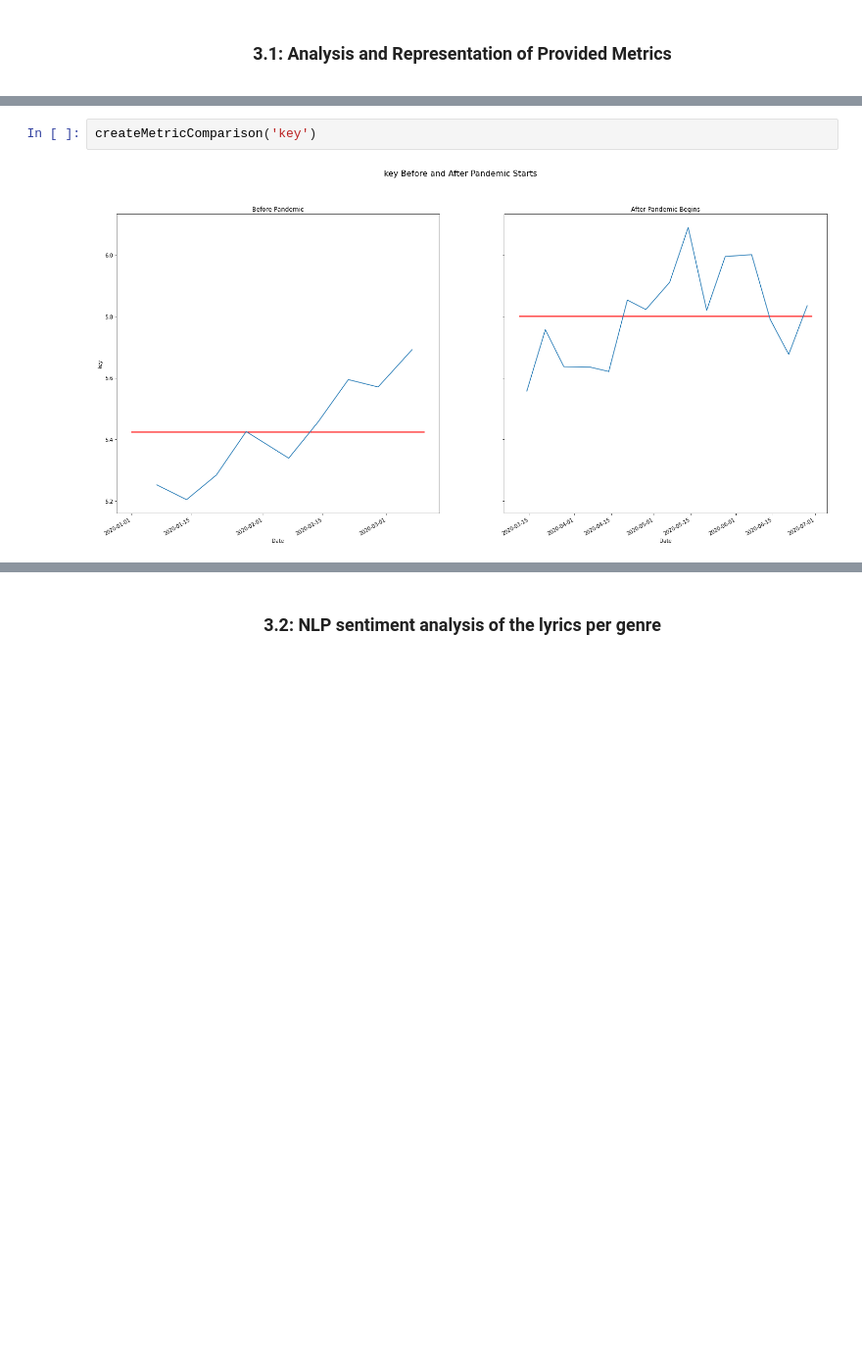
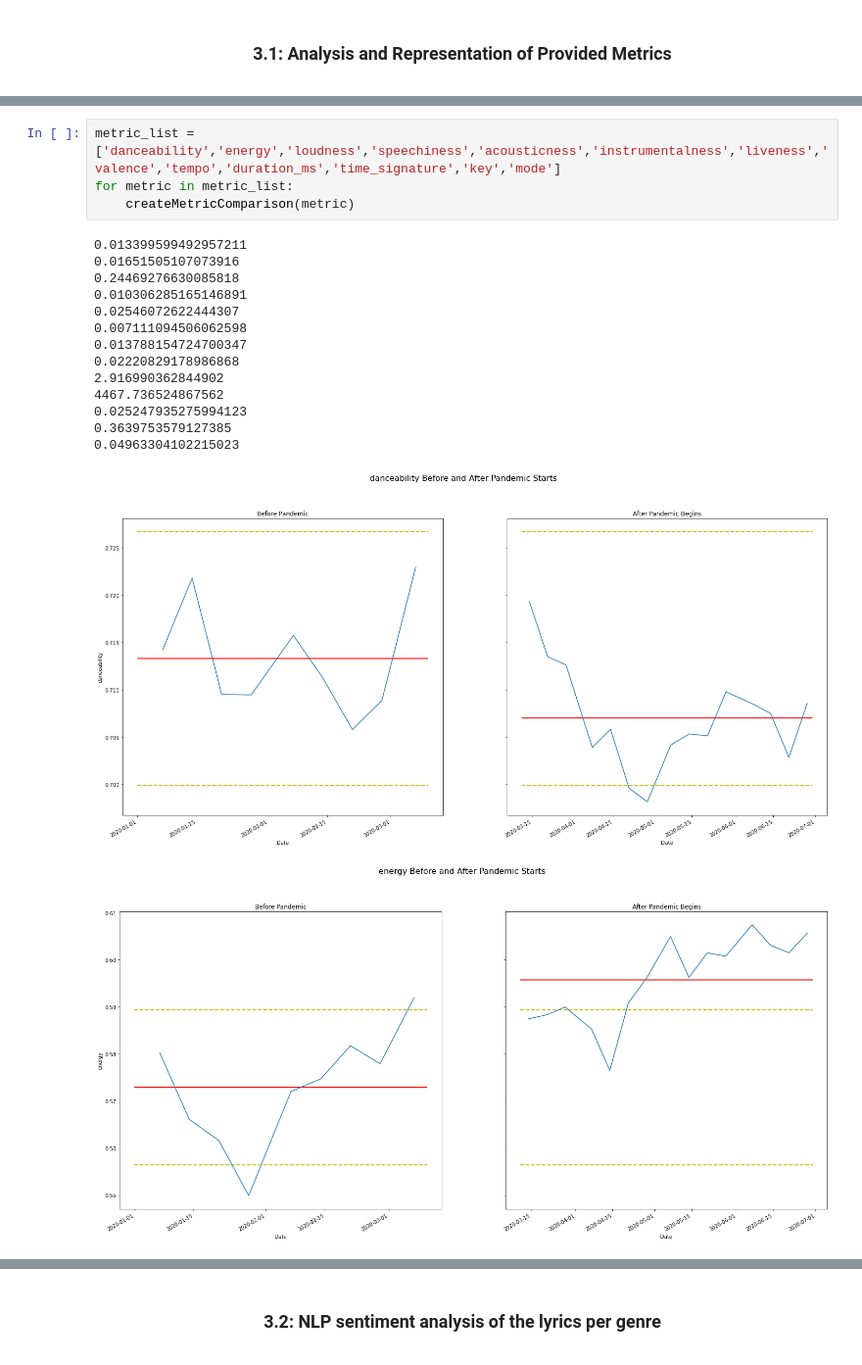
Before and after one commit to M-Sender/CS-Capstone, a Jupyter notebook: code/analysis.ipynb, the cells around one changed output, grey strips where cells are left out. Shown at 98% size. Cells and saved outputs as stored; diff of their text form; blank space fills up the shorter version.

```diff
--- a/code/analysis.ipynb
+++ b/code/analysis.ipynb
@@ -179,4 +186,20 @@ createMetricComparison('danceability')
-# %%
-createMetricComparison('key')
-# %% [output]
-[figure, removed]
+# %%
+metric_list = ['danceability','energy','loudness','speechiness','acousticness','instrumentalness','liveness','valence','tempo','duration_ms','time_signature','key','mode']
+for metric in metric_list:
+    createMetricComparison(metric)
+# %% [output]
+0.013399599492957211
+0.01651505107073916
+0.24469276630085818
+0.010306285165146891
+0.02546072622444307
+0.007111094506062598
+0.013788154724700347
+0.02220829178986868
+2.916990362844902
+4467.736524867562
+0.025247935275994123
+0.3639753579127385
+0.04963304102215023
+[figure, added]
+[figure, added]
```
Also changed, not shown: parts of 3 cells of this notebook.
